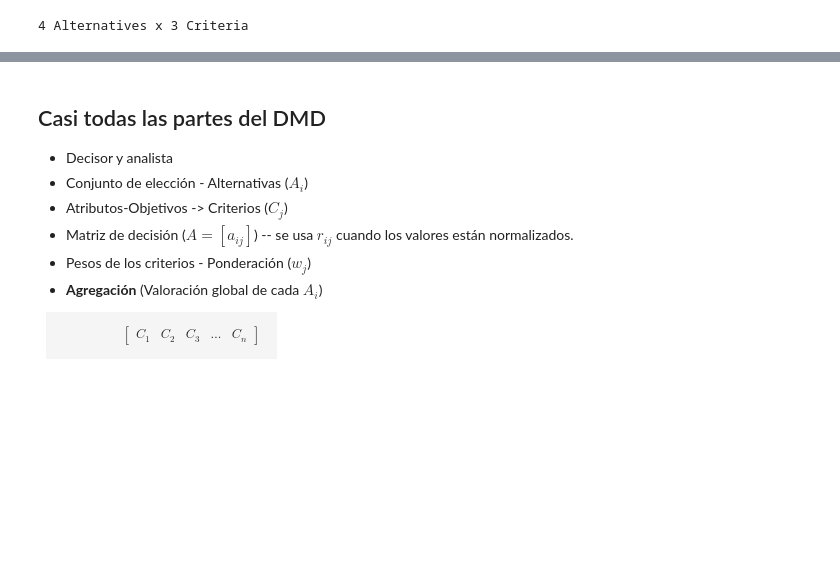
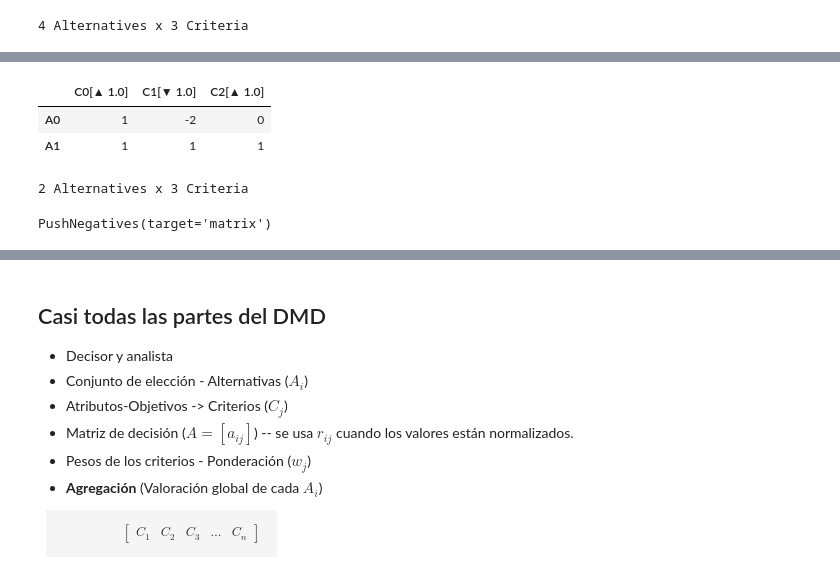
Before and after one commit to leliel12/diplodatos_mcda, a Jupyter notebook: slides/clase0.ipynb, the cells around one changed output, grey strips where cells are left out. Cells and saved outputs as stored; diff of their text form; code cells hidden in the pictures; blank space fills up the shorter version.

```diff
--- a/slides/clase0.ipynb
+++ b/slides/clase0.ipynb
@@ -654,0 +662,14 @@ Consignar en la matriz de decisión los $U(C_j)= w_jv$
+# %%
+dmn = skc.mkdm([[1, -2, 0], [1,  1, 1]], objectives=[max, min, max])
+dmn
+# %% [output]
+|  | C0[▲ 1.0] | C1[▼ 1.0] | C2[▲ 1.0] |
+| A0 | 1 | -2 | 0 |
+| A1 | 1 | 1 | 1 |
+2 Alternatives x 3 Criteria
+# %%
+from skcriteria.preprocessing.push_negatives import PushNegatives
+push = PushNegatives(target="matrix")
+push
+# %% [output]
+PushNegatives(target='matrix')
```
Also changed, not shown: parts of 32 cells of this notebook.
